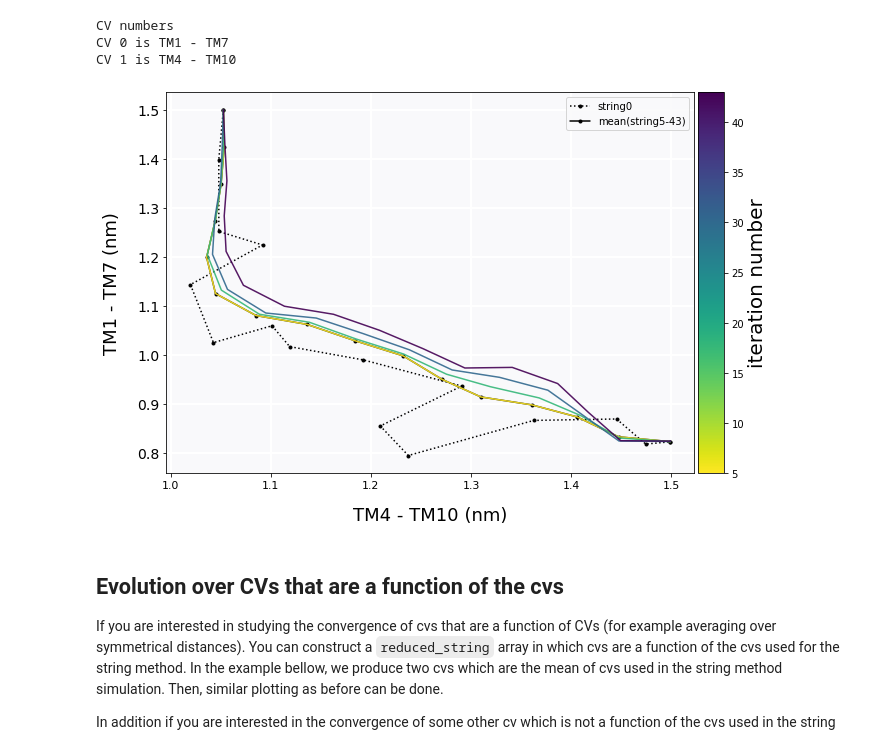
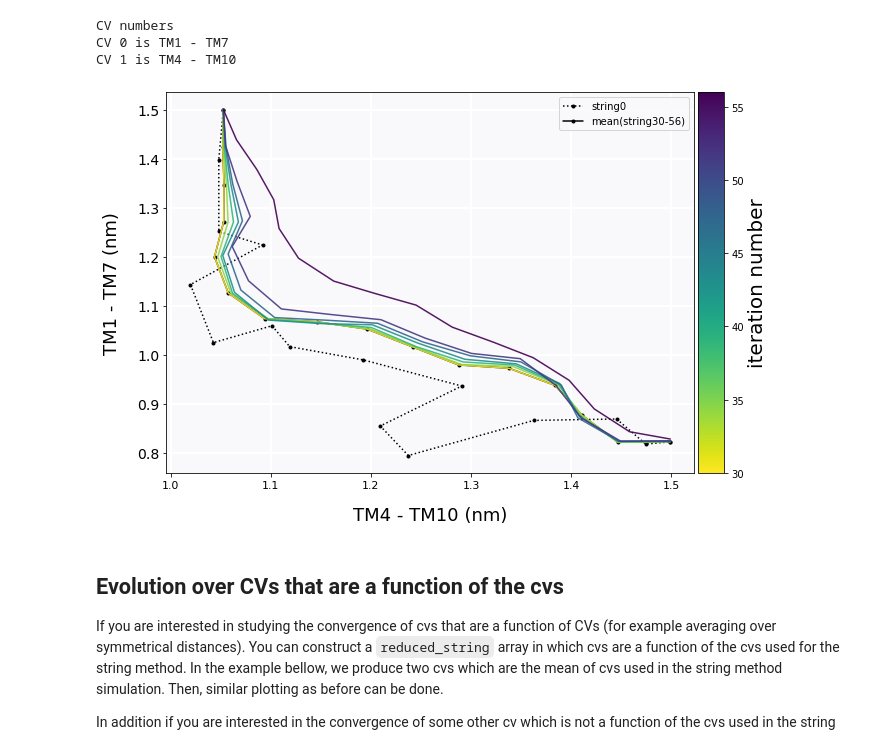
Before and after one commit to semccomas/GLUT5_string, a Jupyter notebook: string/analysis/scripts/string_analysis.ipynb, the cells around one changed output. Drawn from its saved outputs; the diff is of its cells as text; code cells hidden in the pictures.

```diff
--- a/string/analysis/scripts/string_analysis.ipynb
+++ b/string/analysis/scripts/string_analysis.ipynb
@@ -103,9 +103,9 @@ You can change two parameters in these plots the `start_iteration` before which
 + borrar último string
 + probar con el GPCR
 # %%
-start_iteration = 10
-n_average = 5
-
+start_iteration = 30
+n_average = 4
+fill_std = False
 
 n_plots = strings.shape[1]
 n_strings = strings.shape[0]
@@ -123,13 +123,14 @@ for i, a in enumerate(ax[:n_plots]):
         a.plot(string, ls="-", marker="o", color=colors[jj])
     av = np.mean(strings[start_iteration:, i, :], axis=0)
     std = np.std(strings[start_iteration:, i, :], axis=0)
-    a.fill_between(
-        np.arange(len(av)),
-        av + std,
-        av - std,
-        alpha=0.4,
-        label=f"std(string{start_iteration}-{n_strings})",
-    )
+    if fill_std:
+        a.fill_between(
+            np.arange(len(av)),
+            av + std,
+            av - std,
+            alpha=0.4,
+            label=f"std(string{start_iteration}-{n_strings})",
+        )
     a.plot(
         av,
         ls="-",
@@ -219,8 +220,8 @@ CV 1 is TM4 - TM10
 cv_0 = 1
 cv_1 = 0
 # %%
-start_iteration = 5
-n_average = 10
+start_iteration = 30
+n_average = 4
 
 n_strings = strings.shape[0]
 fig, ax = plt.subplots(1, 1, figsize=(10, 7))
@@ -253,34 +254,34 @@ for jj, j in enumerate(range(start_iteration, n_strings, n_average)):
     av_0 = np.mean(strings[j:, cv_0, :], axis=0)
     std_0 = np.std(strings[j:, cv_0, :], axis=0)
     av_1 = np.mean(strings[j:, cv_1, :], axis=0)
     std_1 = np.std(strings[j:, cv_1, :], axis=0)
     ax.plot(
         av_0, av_1, color=colors[jj], alpha=0.9
     )   ## here I removed the errorbars, I don't like them. If you want them back, can see Sergio's string_analysis
 
 
 ax.set_ylabel(
     f"{ndx_groups_list[cv_1*2]} - {ndx_groups_list[cv_1*2+1]} (nm)",
     size=18,
     labelpad=16,
 )
 ax.set_xlabel(
     f"{ndx_groups_list[cv_0*2]} - {ndx_groups_list[cv_0*2+1]} (nm)",
     size=18,
     labelpad=16,
 )
 
 ax.xaxis.set_minor_locator(MultipleLocator(0.1))
 ax.xaxis.set_major_locator(MultipleLocator(0.1))
 ax.yaxis.set_minor_locator(MultipleLocator(0.1))
 ax.yaxis.set_major_locator(MultipleLocator(0.1))
 ax.grid(which="minor")
 ax.tick_params(axis="y", labelsize=14)
 ax.tick_params(axis="x", labelsize=11)
 ax.legend()
 cbar = colorbar(ax, cmap, norm, "iteration number", 20)
 # %% [output]
-[figure, old version]
+[figure, new version]
 # %% [markdown]
 ## Evolution over CVs that are a function of the cvs
 
```
Also changed, not shown: parts of 8 cells of this notebook, 3 other files.
